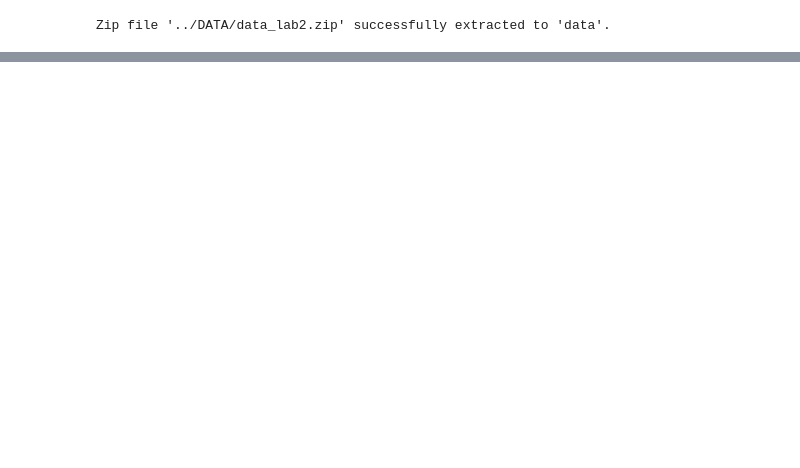
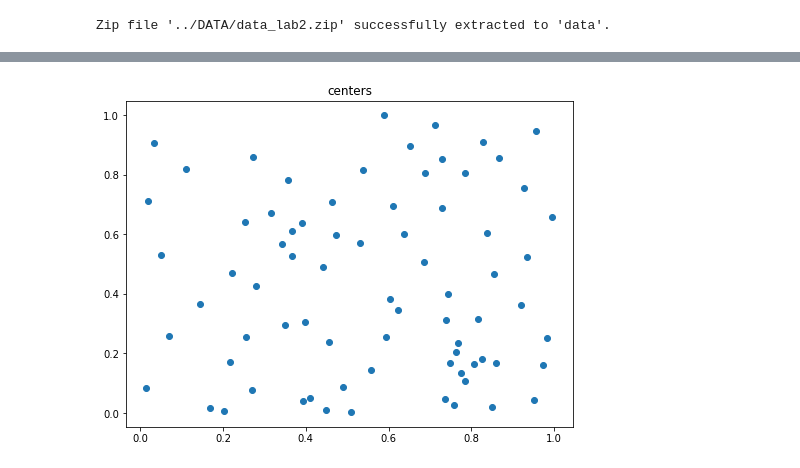
Before and after one commit to kyebinan/Deep_Learning_KTH, a Jupyter notebook: LAB2/notebook3.ipynb, the cells around one changed output, grey strips where cells are left out. Saved outputs shown, nothing was run; the diff lists cells and outputs as text; code cells hidden in the pictures; blank space fills up the shorter version.

Commit message:
done competitive learning LAB2

```diff
--- a/LAB2/notebook3.ipynb
+++ b/LAB2/notebook3.ipynb
@@ -469,0 +506,15 @@ print(data_test.shape)
+# %%
+# Define parameters
+num_rbf_units_cl =75  # Number of RBF units for CL-based initialization
+learning_rate_cl = 0.25
+epochs_cl = 300
+width = 0.5
+# Competitive Learning for RBF initialization
+rbf_nodes_cl =  utils.competitive_learning(X_train, num_rbf_units_cl, learning_rate_cl, epochs_cl, num_winners=1)
+
+plt.figure(figsize=(8, 6))
+plt.scatter(rbf_nodes_cl[:,0], rbf_nodes_cl[:,1],marker="o")
+plt.title("centers")
+plt.show()
+# %% [output]
+[figure, added]
```
Also changed, not shown: parts of 19 cells of this notebook.
